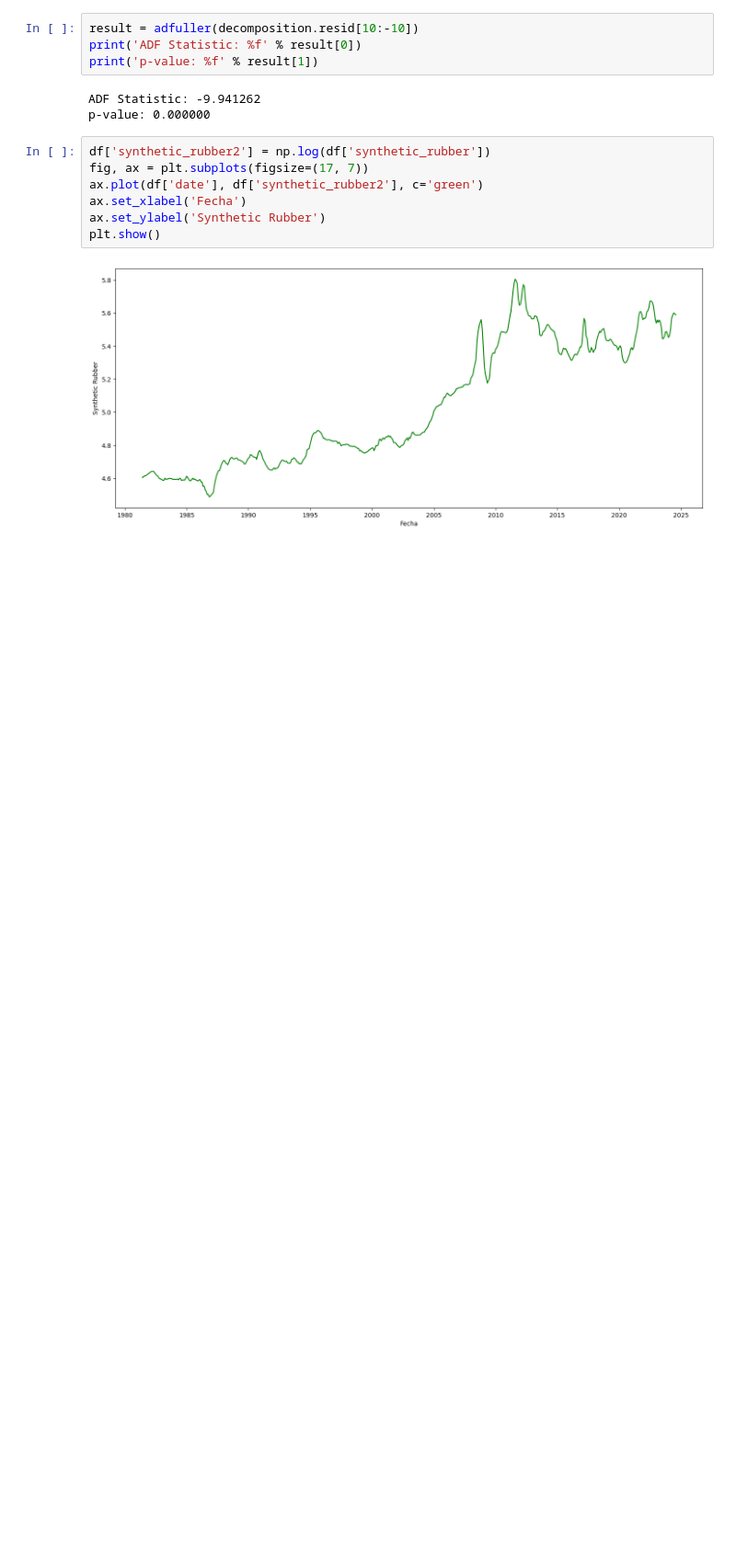
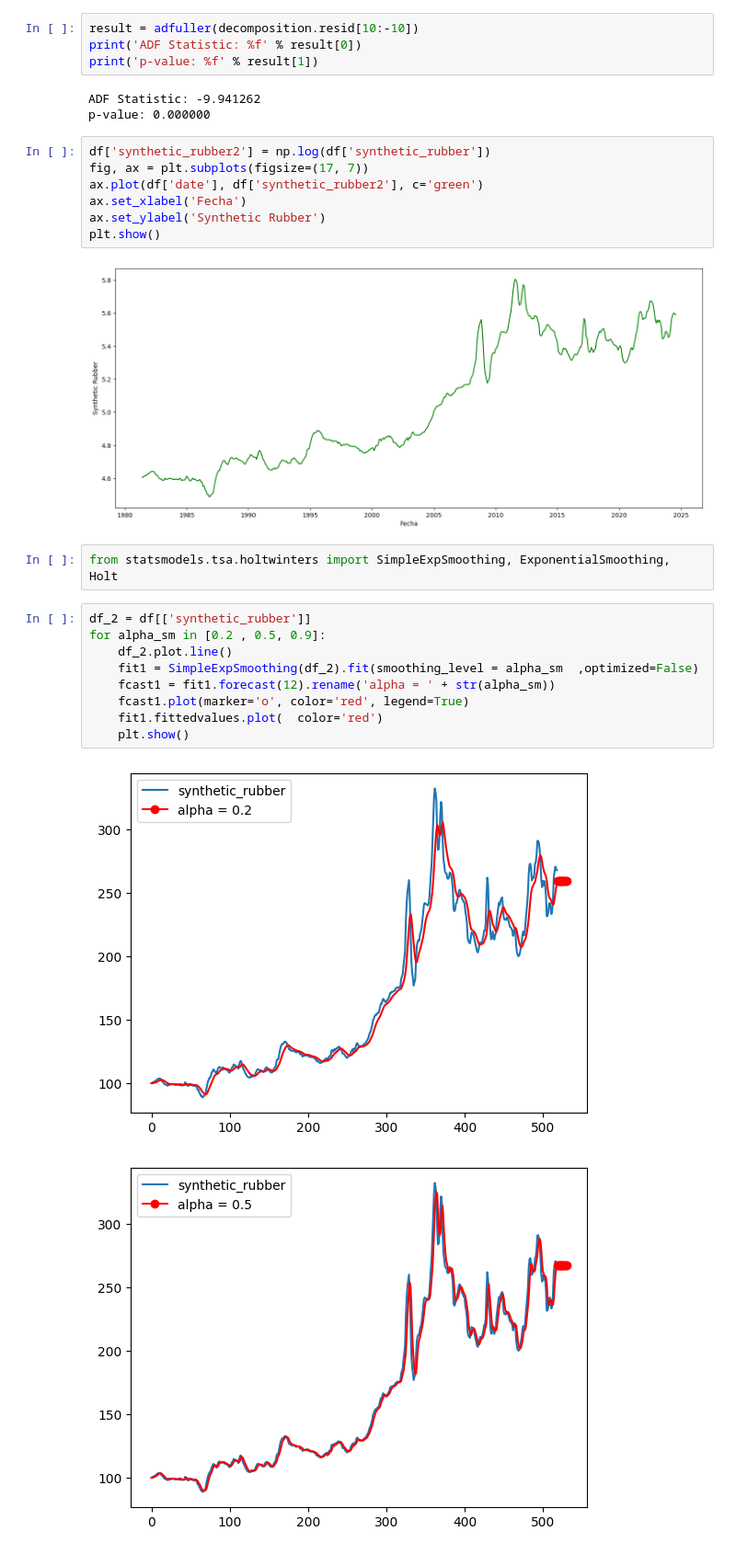
Before and after one commit to DavidGuzzi/TSA, a Jupyter notebook: synthetic_rubber.ipynb, the cells around one changed output. Shown at 92% size. Cells and saved outputs as stored; diff of their text form; blank space fills up the shorter version.

```diff
--- a/synthetic_rubber.ipynb
+++ b/synthetic_rubber.ipynb
@@ -190,3 +190,17 @@ ax.set_ylabel('Synthetic Rubber')
 plt.show()
 # %% [output]
 [figure]
+# %%
+from statsmodels.tsa.holtwinters import SimpleExpSmoothing, ExponentialSmoothing, Holt
+# %%
+df_2 = df[['synthetic_rubber']]
+for alpha_sm in [0.2 , 0.5, 0.9]:
+    df_2.plot.line()
+    fit1 = SimpleExpSmoothing(df_2).fit(smoothing_level = alpha_sm  ,optimized=False)
+    fcast1 = fit1.forecast(12).rename('alpha = ' + str(alpha_sm))
+    fcast1.plot(marker='o', color='red', legend=True)
+    fit1.fittedvalues.plot(  color='red')
+    plt.show()
+# %% [output]
+[figure, added]
+[figure, added]
```
Also changed, not shown: parts of 2 cells of this notebook.
